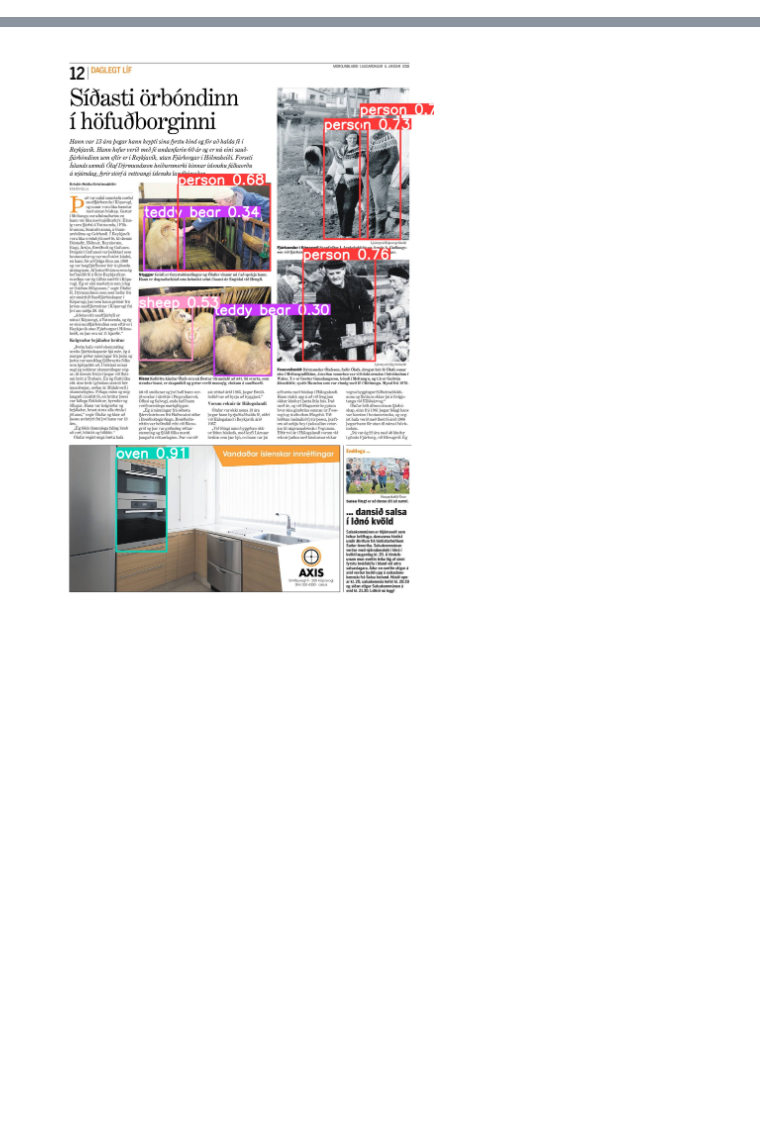
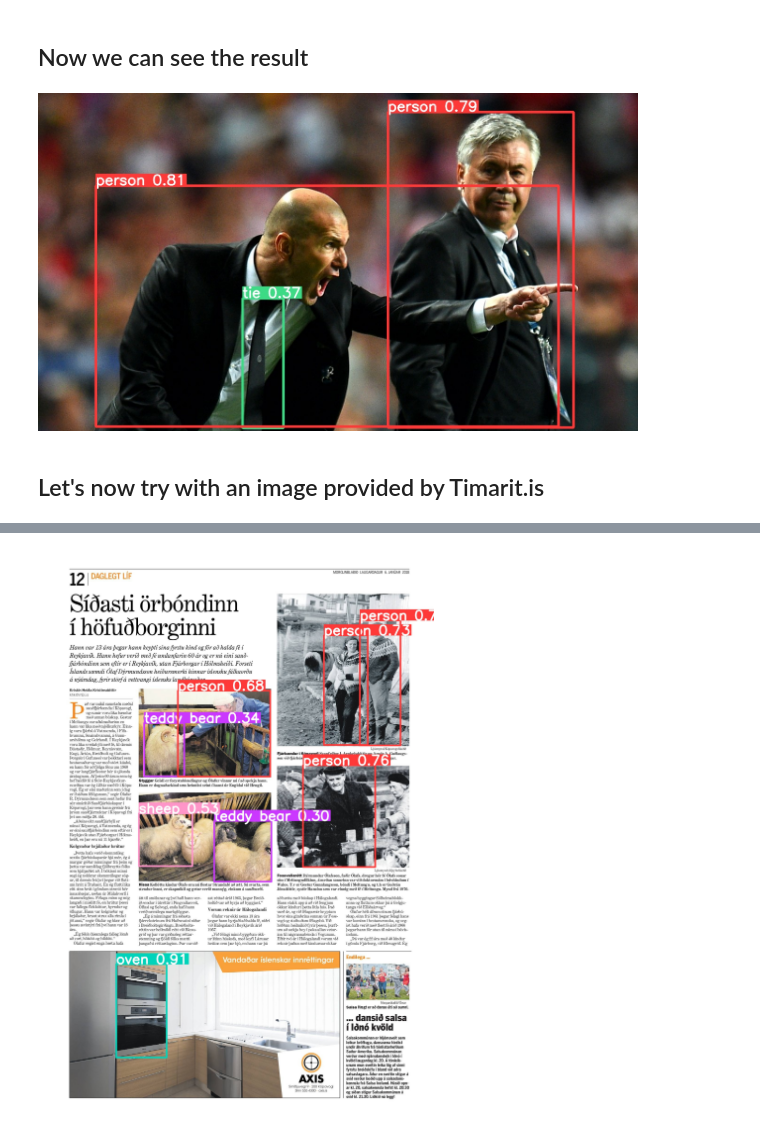
Before and after one commit to hibernator11/workshop-notebooks-dhnb2024, a Jupyter notebook: notebooks/yolo-example-cli.ipynb, the cells around one changed output, grey strips where cells are left out. Saved outputs shown, nothing was run; the diff lists cells and outputs as text; code cells hidden in the pictures; blank space fills up the shorter version.

```diff
--- a/notebooks/yolo-example-cli.ipynb
+++ b/notebooks/yolo-example-cli.ipynb
@@ -11,2 +33,11 @@ Results saved to runs/detect/predict9
 💡 Learn more at https://docs.ultralytics.com/modes/predict
+# %% [markdown]
+## Now we can see the result
+# %%
+from IPython.display import Image
+Image(filename='runs/detect/predict/zidane.jpg', width=600)
+# %% [output]
+[figure, added]
+# %% [markdown]
+## Let's now try with an image provided by Timarit.is
 # %%
```
Also changed, not shown: parts of 8 cells of this notebook, 5 other files.
